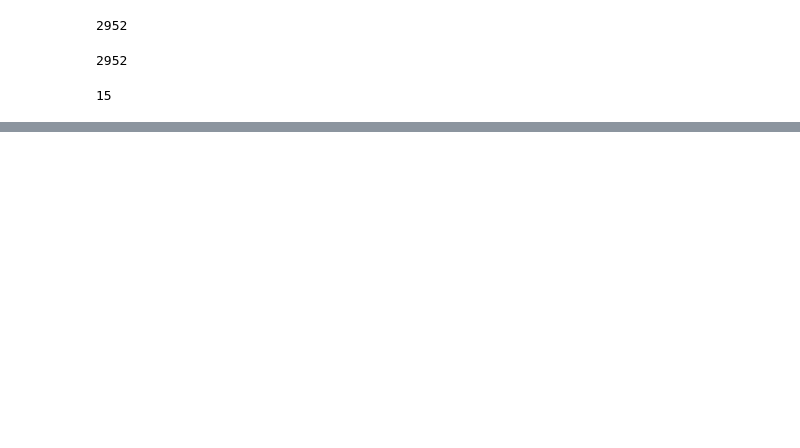
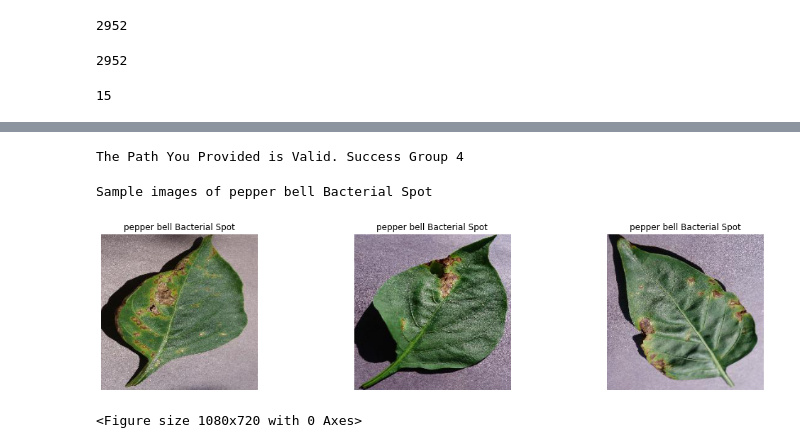
Before and after one commit to Cheruiyot890/PlantDiseasePredictor, a Jupyter notebook: Notebook.ipynb, the cells around one changed output, grey strips where cells are left out. Drawn from its saved outputs; the diff is of its cells as text; code cells hidden in the pictures; blank space fills up the shorter version.

```diff
--- a/Notebook.ipynb
+++ b/Notebook.ipynb
@@ -158,0 +187,50 @@ print(n_classes)
+# %%
+## Making sure that the path I want to use is correct
+
+pepper_dir = "plantdisease/PlantVillage/Pepper__bell___Bacterial_spot"
+if os.path.exists(pepper_dir):
+    DATA_PATH = os.listdir(pepper_dir)
+    success = "The Path You Provided is Valid. \033[1m\033[92mSuccess Group 4\033[0m"
+    print(success)
+
+    # Rest of the code for plotting the images
+else:
+    error = "Directory not found. \033[1m\033[91mYou are bright but input the right path\033[0m"
+    print(error)
+# %% [output]
+The Path You Provided is Valid. Success Group 4
+# %%
+## Function to plot images
+
+def plot_images_in_rows(image_dir, data_path, items_per_row):
+    plt.figure(figsize=(15, 10))
+    count = 0
+
+    for i in range(3):
+        plt.subplot(items_per_row, items_per_row, count + 1)
+        plant_img = plt.imread(os.path.join(image_dir, data_path[i]))
+        plt.imshow(plant_img, cmap='gray')
+        plt.axis('off')
+        plt.title(title)
+        count += 1
+
+
+        if count % items_per_row == 0:
+            plt.tight_layout()
+            plt.show()
+            plt.figure(figsize=(15, 10))
+
+    if count % items_per_row != 0:
+        plt.tight_layout()
+        plt.show()
+# %%
+pepper_dir = "plantdisease/PlantVillage/Pepper__bell___Bacterial_spot"
+pepper_path = os.listdir("plantdisease/PlantVillage/Pepper__bell___Bacterial_spot")
+items_per_row = 3
+title = "pepper bell Bacterial Spot"
+print("\033[38;5;202mSample images of", title, "\033[0m")
+plot_images_in_rows(pepper_dir, pepper_path, items_per_row)
+# %% [output]
+Sample images of pepper bell Bacterial Spot
+[figure, added]
+<Figure size 1080x720 with 0 Axes>
```
Also changed, not shown: parts of 38 cells of this notebook.
